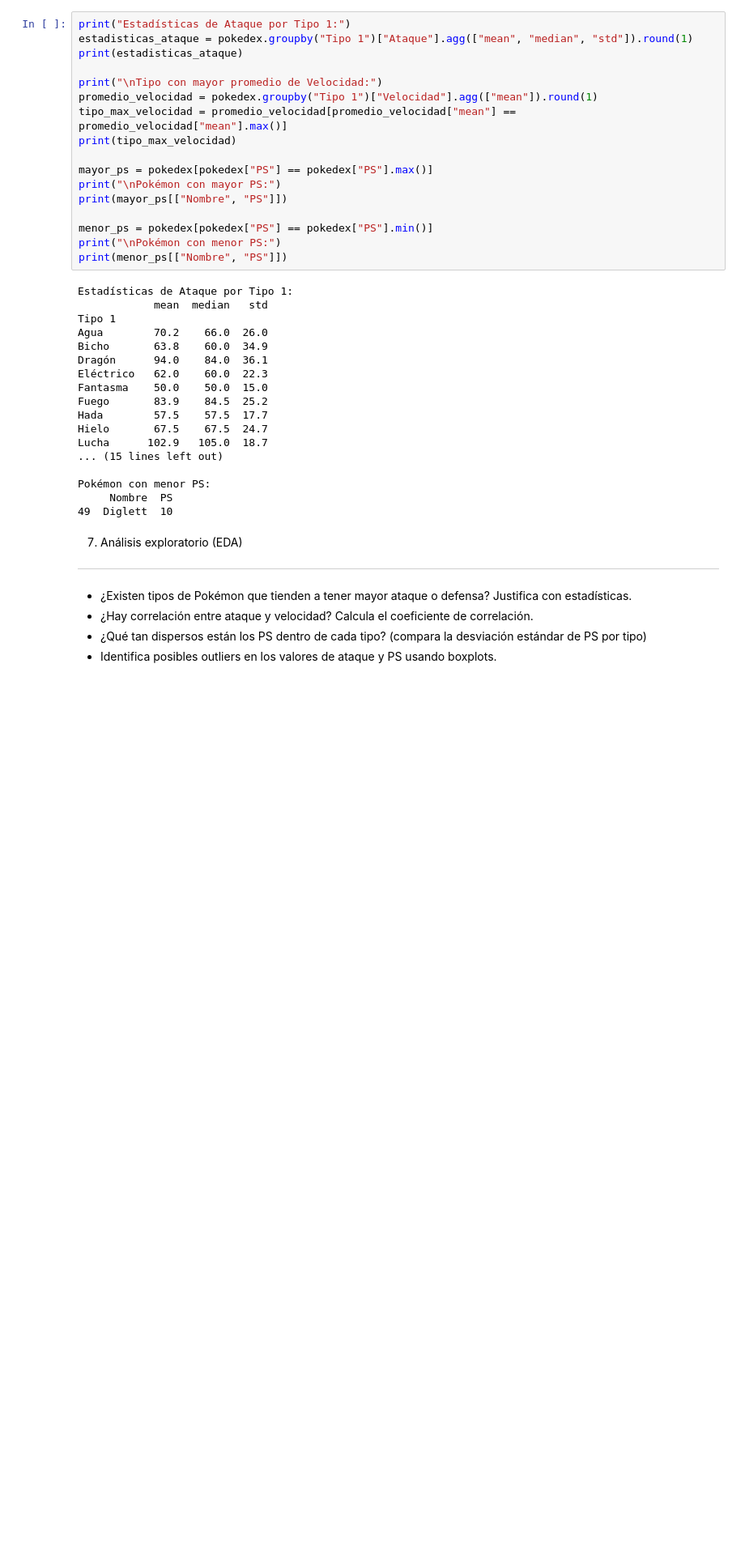
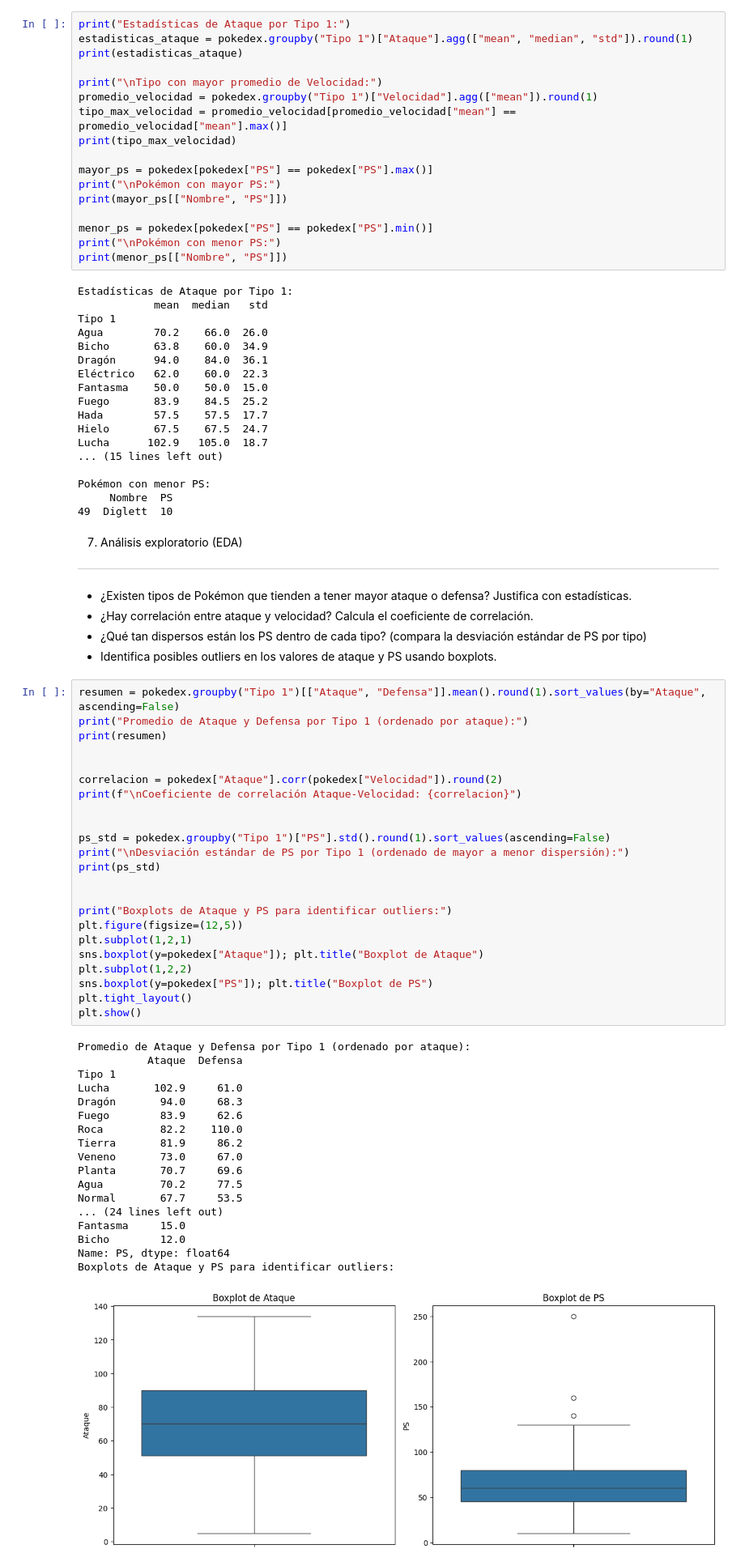
Before and after one commit to bortizp/Tarea-data-science---Pokedex, a Jupyter notebook: python1.ipynb, the cells around one changed output. Shown at 81% size. Drawn from its saved outputs; the diff is of its cells as text; blank space fills up the shorter version.

```diff
--- a/python1.ipynb
+++ b/python1.ipynb
@@ -205,3 +205,45 @@ Pokémon con menor PS:
 - ¿Hay correlación entre ataque y velocidad? Calcula el coeficiente de correlación.
 - ¿Qué tan dispersos están los PS dentro de cada tipo? (compara la desviación estándar de PS por tipo)
 - Identifica posibles outliers en los valores de ataque y PS usando boxplots.
+# %%
+resumen = pokedex.groupby("Tipo 1")[["Ataque", "Defensa"]].mean().round(1).sort_values(by="Ataque", ascending=False)
+print("Promedio de Ataque y Defensa por Tipo 1 (ordenado por ataque):")
+print(resumen)
+
+
+correlacion = pokedex["Ataque"].corr(pokedex["Velocidad"]).round(2)
+print(f"\nCoeficiente de correlación Ataque-Velocidad: {correlacion}")
+
+
+ps_std = pokedex.groupby("Tipo 1")["PS"].std().round(1).sort_values(ascending=False)
+print("\nDesviación estándar de PS por Tipo 1 (ordenado de mayor a menor dispersión):")
+print(ps_std)
+
+
+print("Boxplots de Ataque y PS para identificar outliers:")
+plt.figure(figsize=(12,5))
+plt.subplot(1,2,1)
+sns.boxplot(y=pokedex["Ataque"]); plt.title("Boxplot de Ataque")
+plt.subplot(1,2,2)
+sns.boxplot(y=pokedex["PS"]); plt.title("Boxplot de PS")
+plt.tight_layout()
+plt.show()
+# %% [output]
+Promedio de Ataque y Defensa por Tipo 1 (ordenado por ataque):
+           Ataque  Defensa
+Tipo 1
+Lucha       102.9     61.0
+Dragón       94.0     68.3
+Fuego        83.9     62.6
+Roca         82.2    110.0
+Tierra       81.9     86.2
+Veneno       73.0     67.0
+Planta       70.7     69.6
+Agua         70.2     77.5
+Normal       67.7     53.5
+... (24 lines left out)
+Fantasma     15.0
+Bicho        12.0
+Name: PS, dtype: float64
+Boxplots de Ataque y PS para identificar outliers:
+[figure, added]
```
